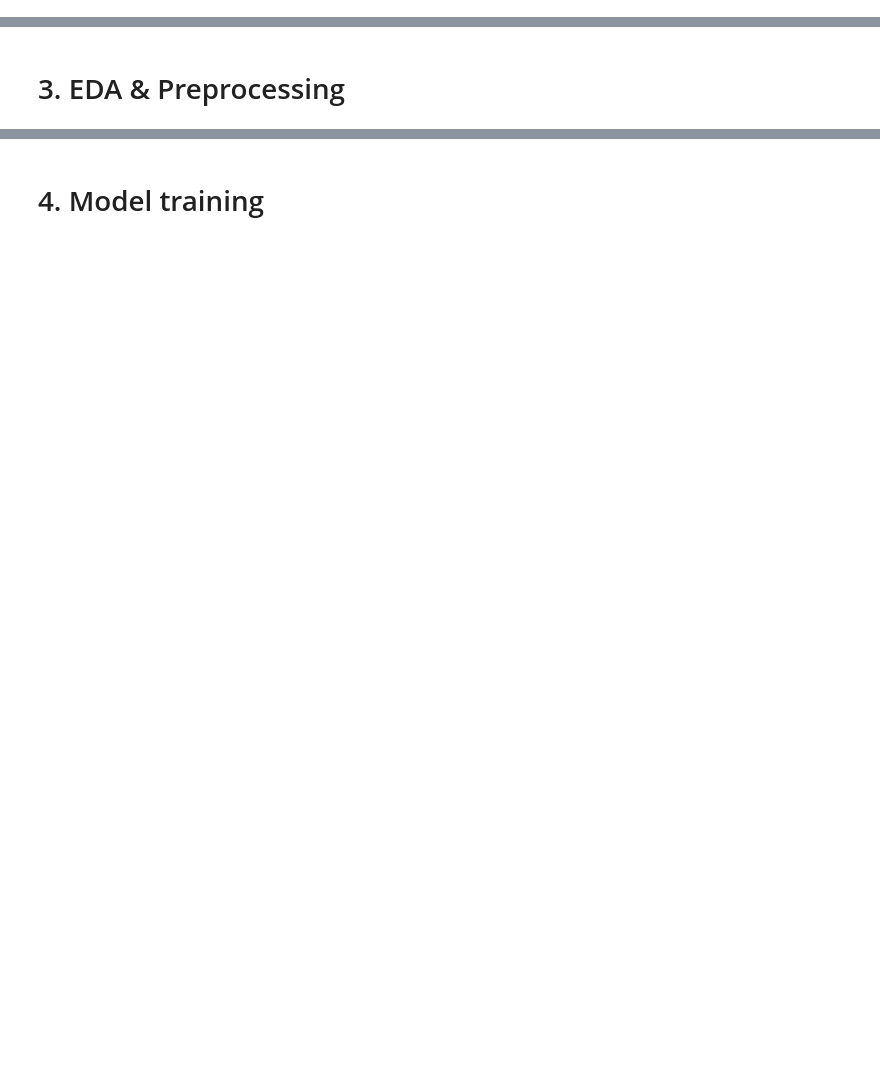
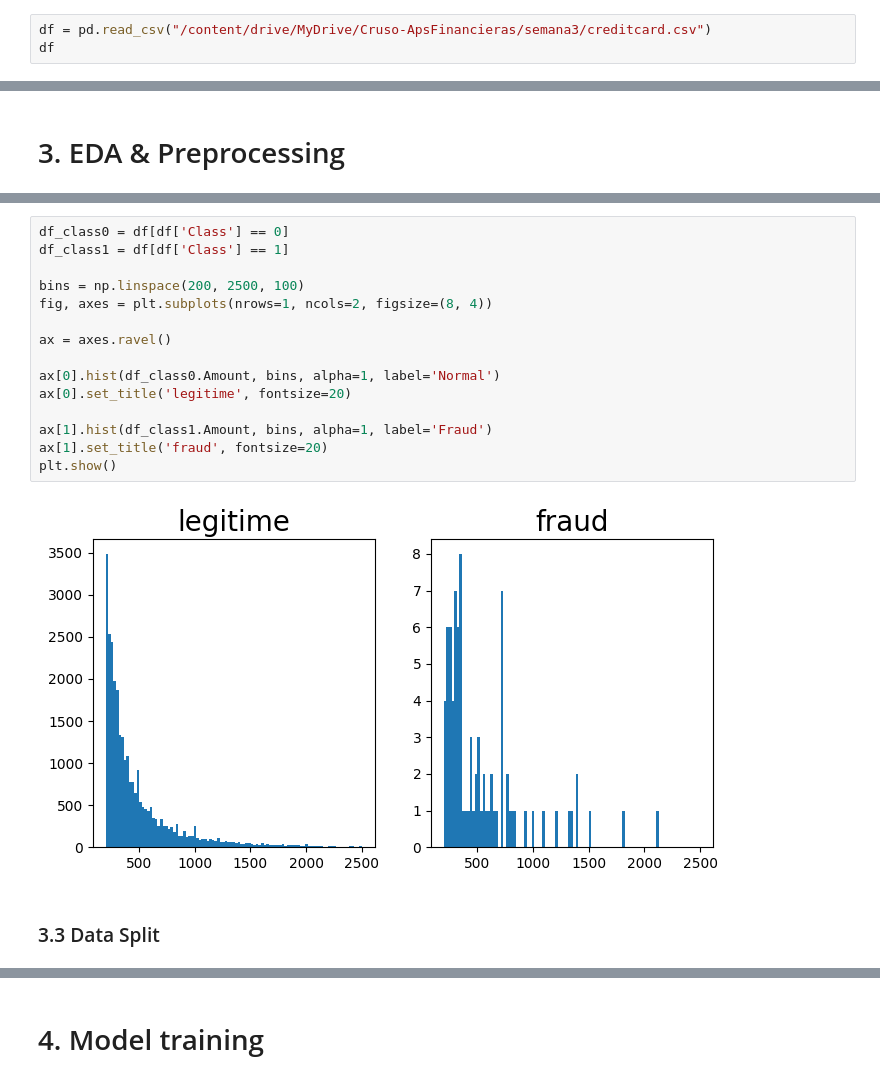
Before and after one commit to torreblanca99/course_financial_applications, a Jupyter notebook: notebooks/01_ Fintech_Toolbox/03_fraud_detection_autoenc.ipynb, the cells around one changed output, grey strips where cells are left out. Saved outputs shown, nothing was run; the diff lists cells and outputs as text; blank space fills up the shorter version.

```diff
--- a/notebooks/01_ Fintech_Toolbox/03_fraud_detection_autoenc.ipynb
+++ b/notebooks/01_ Fintech_Toolbox/03_fraud_detection_autoenc.ipynb
@@ -62,0 +89,3 @@ Autoencoders can be highly effective in fraud detection, particularly in identif
+# %%
+df = pd.read_csv("/content/drive/MyDrive/Cruso-ApsFinancieras/semana3/creditcard.csv")
+df
@@ -64,0 +170,19 @@ Autoencoders can be highly effective in fraud detection, particularly in identif
+# %%
+df_class0 = df[df['Class'] == 0]
+df_class1 = df[df['Class'] == 1]
+
+bins = np.linspace(200, 2500, 100)
+fig, axes = plt.subplots(nrows=1, ncols=2, figsize=(8, 4))
+
+ax = axes.ravel()
+
+ax[0].hist(df_class0.Amount, bins, alpha=1, label='Normal')
+ax[0].set_title('legitime', fontsize=20)
+
+ax[1].hist(df_class1.Amount, bins, alpha=1, label='Fraud')
+ax[1].set_title('fraud', fontsize=20)
+plt.show()
+# %% [output]
+[figure, added]
+# %% [markdown]
+### 3.3 Data Split
```
Also changed, not shown: parts of 17 cells of this notebook.
